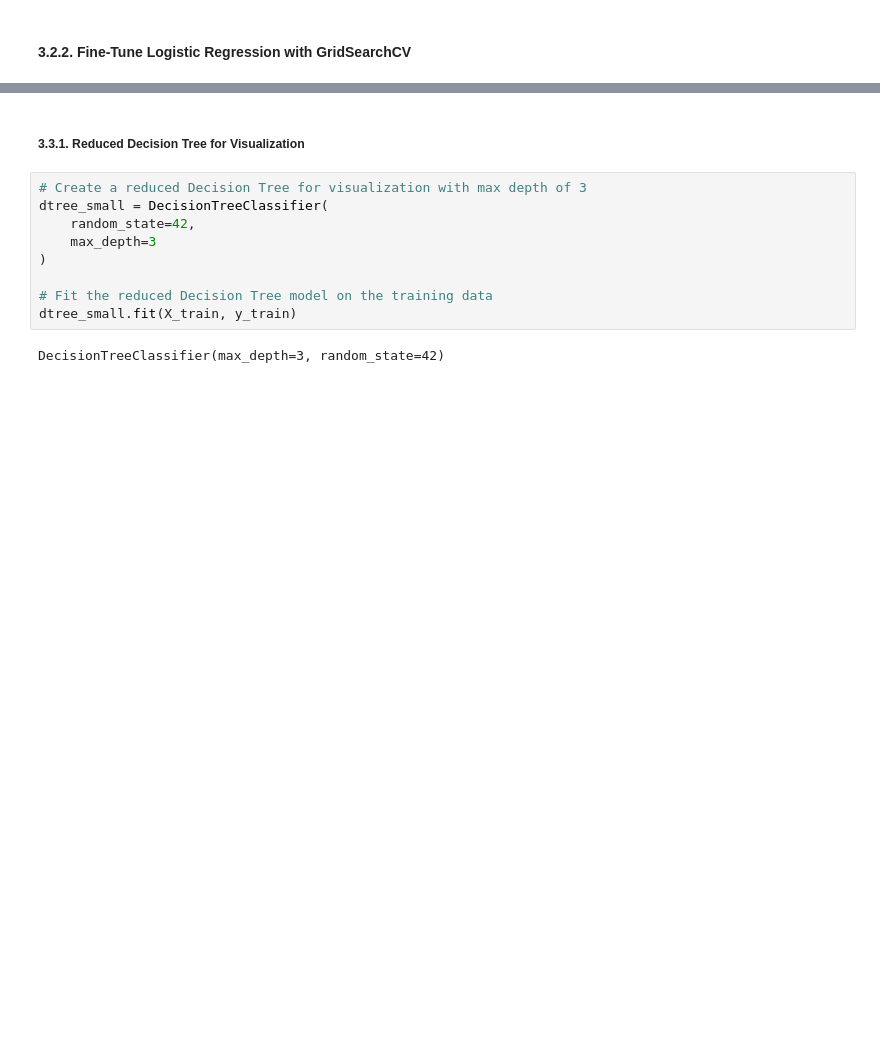
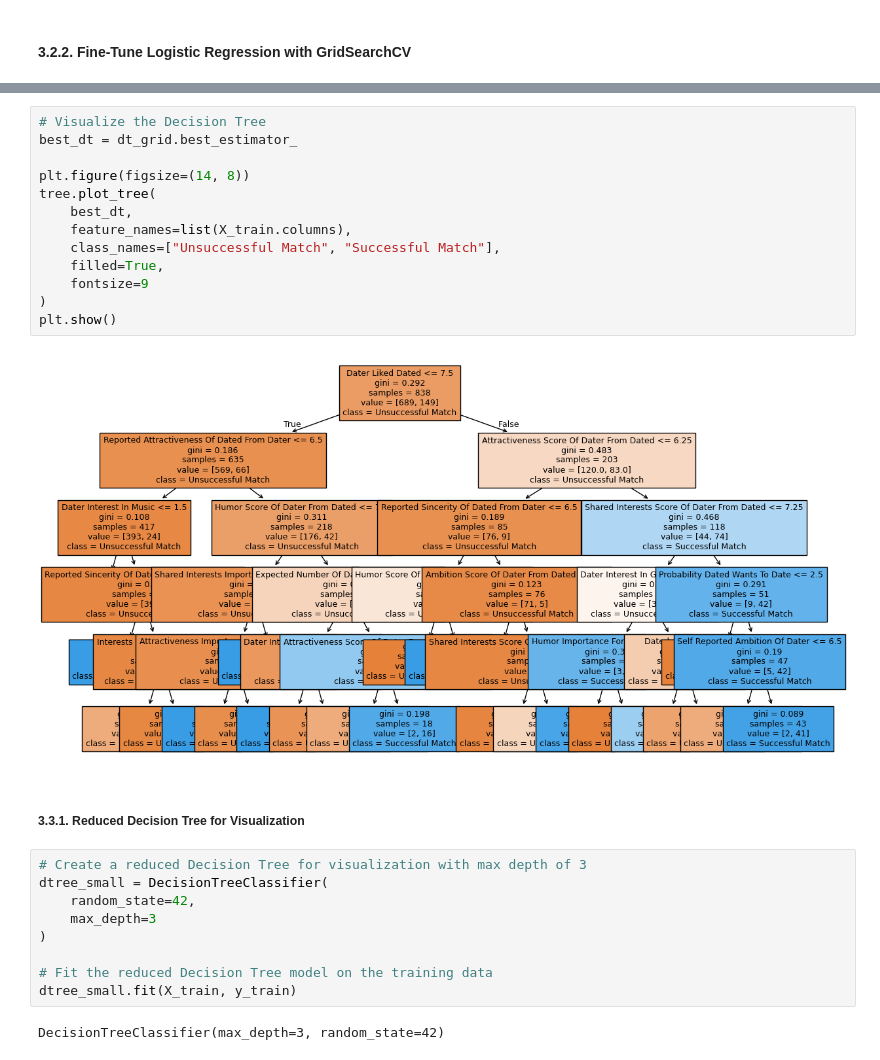
Before and after one commit to Avisonix/AML-Gruppe30, a Jupyter notebook: InProgess/IdaData.ipynb, the cells around one changed output, grey strips where cells are left out. Drawn from its saved outputs; the diff is of its cells as text; blank space fills up the shorter version.

```diff
--- a/InProgess/IdaData.ipynb
+++ b/InProgess/IdaData.ipynb
@@ -398,3 +544,18 @@ Decision Tree mean CV score: 0.7958440262332478
+# %%
+# Visualize the Decision Tree
+best_dt = dt_grid.best_estimator_
+
+plt.figure(figsize=(14, 8))
+tree.plot_tree(
+    best_dt,
+    feature_names=list(X_train.columns),
+    class_names=["Unsuccessful Match", "Successful Match"],
+    filled=True,
+    fontsize=9
+)
+plt.show()
+# %% [output]
+[figure, added]
 # %% [markdown]
 ##### 3.3.1. Reduced Decision Tree for Visualization
 # %%
```
Also changed, not shown: parts of 34 cells of this notebook.
